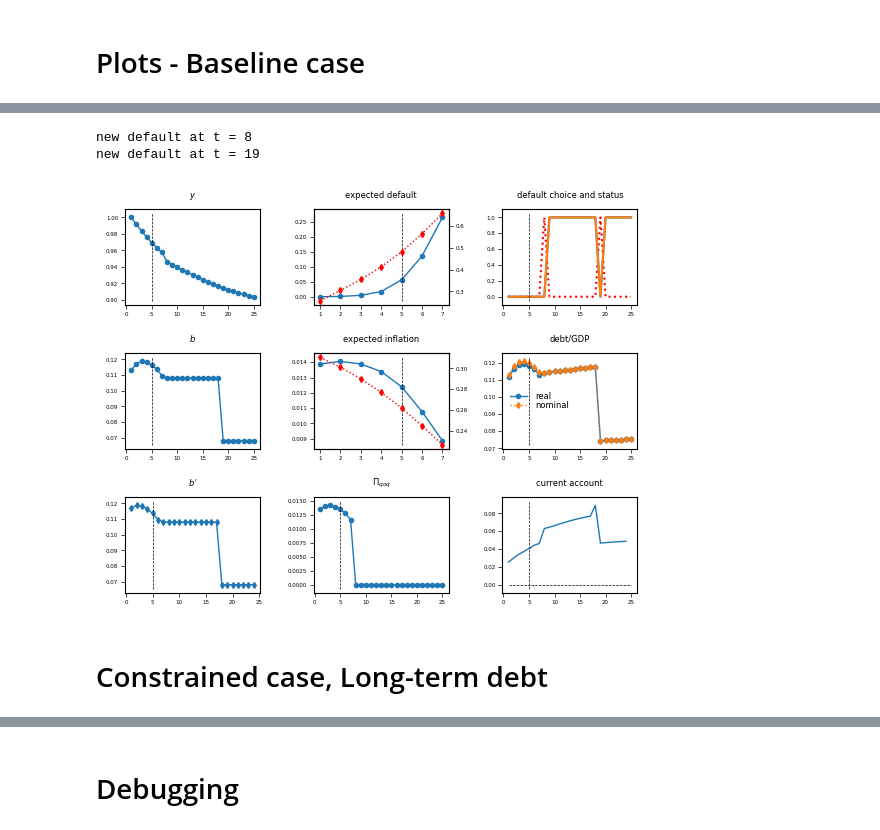
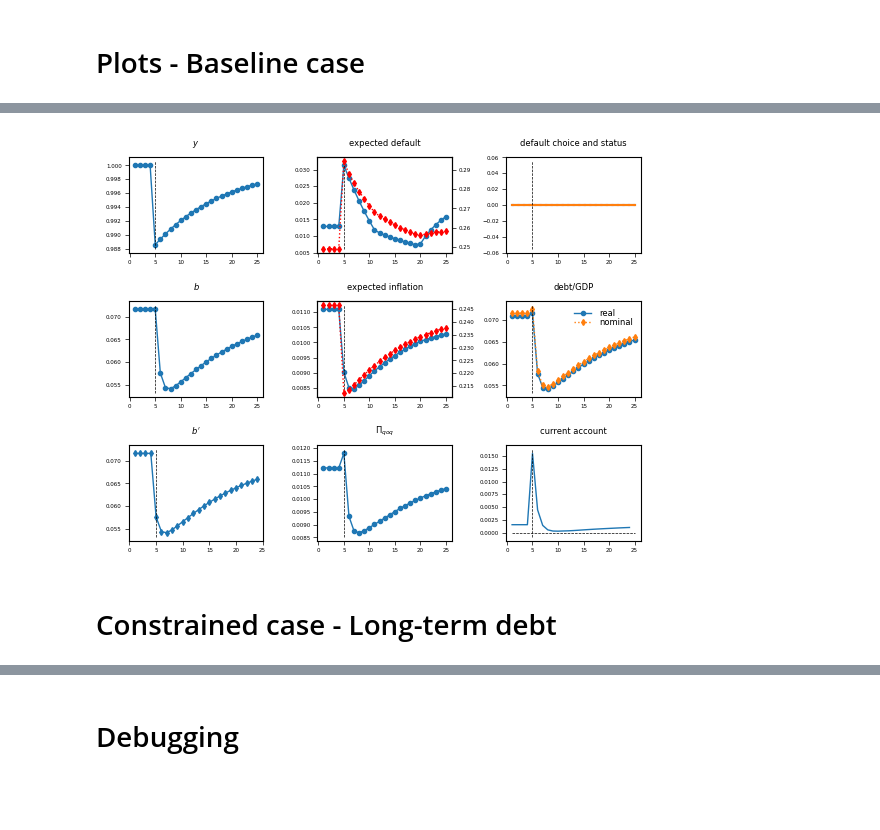
Before and after one commit to carlogalli/colab-gpu, a Jupyter notebook: reducedform_v2.ipynb, the cells around one changed output, grey strips where cells are left out. Cells and saved outputs as stored; diff of their text form; code cells hidden in the pictures; blank space fills up the shorter version.

Commit message:
constrained ST also works but mysteriously

```diff
--- a/reducedform_v2.ipynb
+++ b/reducedform_v2.ipynb
@@ -2573,22 +2616,27 @@ plot_eqm_y(mp, ma, pe, pf)
-# %%
-T_irf = 25
-t_shock = 5
-n_std_shock = 0.75
-time_irf = 1:1:T_irf
-
-b_ss = 0.11315
-sa_irf, sp_irf = simulate_irf_itp(
-    ma, b_init=b_ss, T=T_irf, t_shock=t_shock, n_std_shock=n_std_shock, default_length=10
-)
-
-plot_irfs(sa_irf, sp_irf, fignum=7)
-#sa_irf.b_sim[end]
-# %% [output]
-new default at t = 8
-new default at t = 19
-[figure, removed]
+# %%
+T_irf = 100
+shocks = zeros(Float32, T_irf)
+sa_irf, sp_irf = simulate_irf_itp(ma, shocks, b_init=0.05, default_length=10)
+b_start = sa_irf.b_sim[end]
+
+T_irf = 25
+t_shock = 5
+n_std_shock = 1
+time_irf = 1:1:T_irf
+
+shocks = zeros(Float32, T_irf)
+shocks[t_shock] = -mp.σ_ϵ*n_std_shock
+#shocks = ones(Float32, T_irf).*n_std_shock*(-mp.σ_ϵ)
+
+sa_irf, sp_irf = simulate_irf_itp(
+    ma, shocks, b_init=b_start, default_length=10
+)
+
+plot_irfs(sa_irf, sp_irf, fignum=7)
+# %% [output]
+[figure, added]
 # %% [markdown]
-# Constrained case, Long-term debt
+# Constrained case - Long-term debt
 # %%
 beta = 0.97
 am = 36
```
Also changed, not shown: parts of 19 cells of this notebook.
